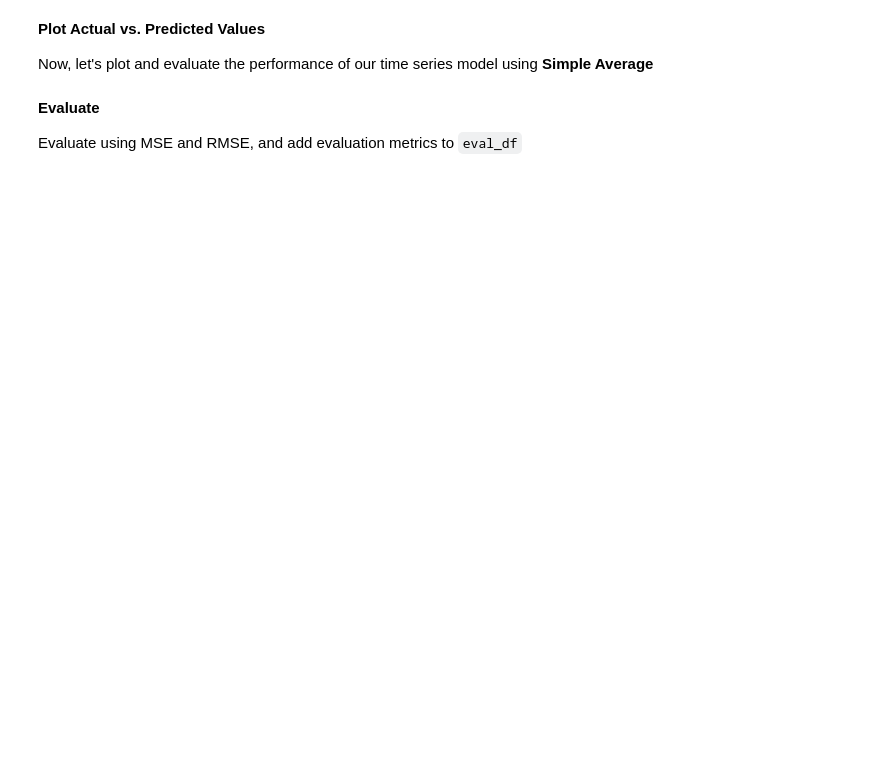
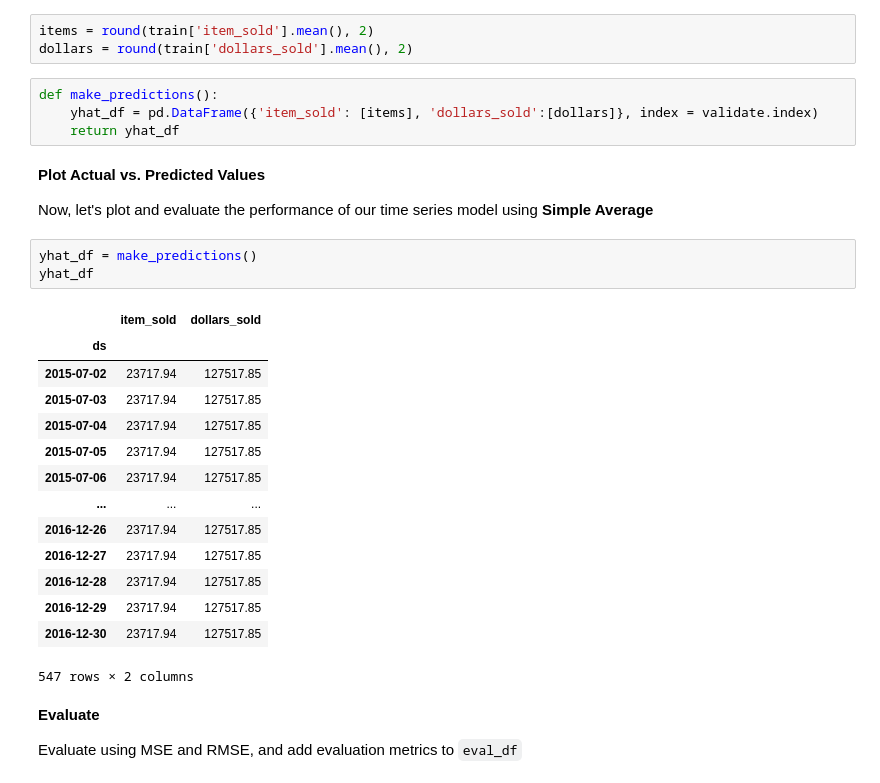
Before and after one commit to SLawsonWoods/time_series_exercises_1, a Jupyter notebook: modeling-lesson.ipynb, the cells around one changed output. Drawn from its saved outputs; the diff is of its cells as text; blank space fills up the shorter version.

```diff
--- a/modeling-lesson.ipynb
+++ b/modeling-lesson.ipynb
@@ -338,10 +339,35 @@ Take the simple average of historical values and use that value to predict futur
 This is a good option for an initial baseline. Every future datapoint (those in 'test') will be assigned the same value, and that value will be the overall mean of the values in train.
 
 **Make Predictions**
+# %%
+items = round(train['item_sold'].mean(), 2)
+dollars = round(train['dollars_sold'].mean(), 2)
+# %%
+def make_predictions():
+    yhat_df = pd.DataFrame({'item_sold': [items], 'dollars_sold':[dollars]}, index = validate.index)
+    return yhat_df
 # %% [markdown]
 **Plot Actual vs. Predicted Values**
 
 Now, let's plot and evaluate the performance of our time series model using **Simple Average**
+# %%
+yhat_df = make_predictions()
+yhat_df
+# %% [output]
+|  | item_sold | dollars_sold |
+| ds |  |  |
+| 2015-07-02 | 23717.94 | 127517.85 |
+| 2015-07-03 | 23717.94 | 127517.85 |
+| 2015-07-04 | 23717.94 | 127517.85 |
+| 2015-07-05 | 23717.94 | 127517.85 |
+| 2015-07-06 | 23717.94 | 127517.85 |
+| ... | ... | ... |
+| 2016-12-26 | 23717.94 | 127517.85 |
+| 2016-12-27 | 23717.94 | 127517.85 |
+| 2016-12-28 | 23717.94 | 127517.85 |
+| 2016-12-29 | 23717.94 | 127517.85 |
+| 2016-12-30 | 23717.94 | 127517.85 |
+547 rows × 2 columns
 # %% [markdown]
 **Evaluate**
 
```
Also changed, not shown: parts of 7 cells of this notebook.
